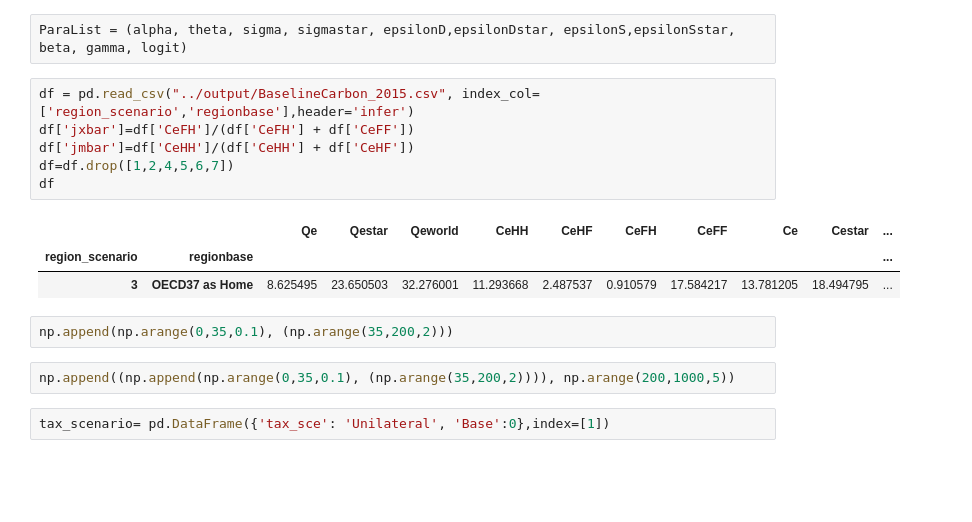
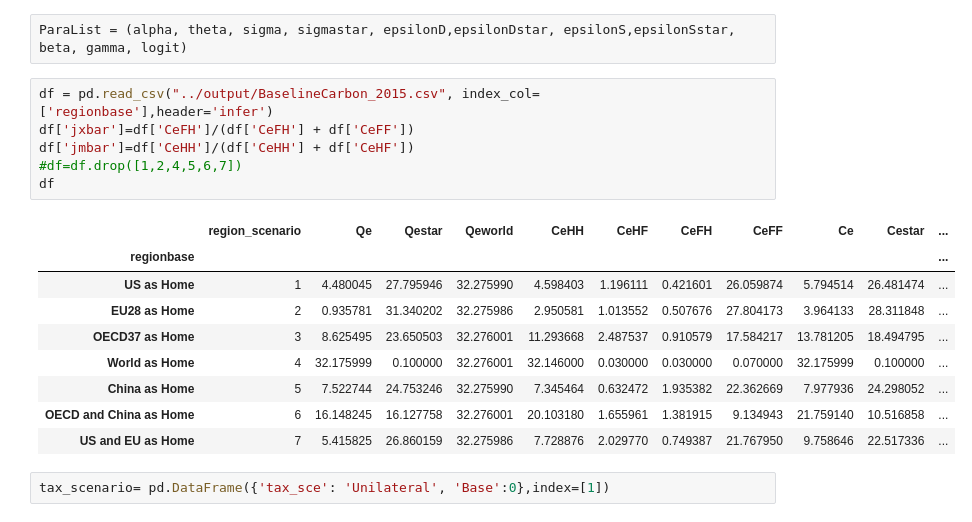
Before and after one commit to VoliCrank/Optimal-Unilateral-Carbon-Policy, a Jupyter notebook: Data/codes/sequential_full.ipynb, the cells around one changed output. Cells and saved outputs as stored; diff of their text form; blank space fills up the shorter version.

```diff
--- a/Data/codes/sequential_full.ipynb
+++ b/Data/codes/sequential_full.ipynb
@@ -28,19 +28,21 @@ epsilonSstar = 0.5;  #Foreign's energy supply elasticity: betastar/(1 - betastar
 # %%
 ParaList = (alpha, theta, sigma, sigmastar, epsilonD,epsilonDstar, epsilonS,epsilonSstar, beta, gamma, logit)
 # %%
-df = pd.read_csv("../output/BaselineCarbon_2015.csv", index_col=['region_scenario','regionbase'],header='infer')
+df = pd.read_csv("../output/BaselineCarbon_2015.csv", index_col=['regionbase'],header='infer')
 df['jxbar']=df['CeFH']/(df['CeFH'] + df['CeFF'])
 df['jmbar']=df['CeHH']/(df['CeHH'] + df['CeHF'])
-df=df.drop([1,2,4,5,6,7])
+#df=df.drop([1,2,4,5,6,7])
 df
 # %% [output]
-|  |  | Qe | Qestar | Qeworld | CeHH | CeHF | CeFH | CeFF | Ce | Cestar | ... |
-| region_scenario | regionbase |  |  |  |  |  |  |  |  |  | ... |
-| 3 | OECD37 as Home | 8.625495 | 23.650503 | 32.276001 | 11.293668 | 2.487537 | 0.910579 | 17.584217 | 13.781205 | 18.494795 | ... |
+|  | region_scenario | Qe | Qestar | Qeworld | CeHH | CeHF | CeFH | CeFF | Ce | Cestar | ... |
+| regionbase |  |  |  |  |  |  |  |  |  |  | ... |
+| US as Home | 1 | 4.480045 | 27.795946 | 32.275990 | 4.598403 | 1.196111 | 0.421601 | 26.059874 | 5.794514 | 26.481474 | ... |
+| EU28 as Home | 2 | 0.935781 | 31.340202 | 32.275986 | 2.950581 | 1.013552 | 0.507676 | 27.804173 | 3.964133 | 28.311848 | ... |
+| OECD37 as Home | 3 | 8.625495 | 23.650503 | 32.276001 | 11.293668 | 2.487537 | 0.910579 | 17.584217 | 13.781205 | 18.494795 | ... |
+| World as Home | 4 | 32.175999 | 0.100000 | 32.276001 | 32.146000 | 0.030000 | 0.030000 | 0.070000 | 32.175999 | 0.100000 | ... |
+| China as Home | 5 | 7.522744 | 24.753246 | 32.275990 | 7.345464 | 0.632472 | 1.935382 | 22.362669 | 7.977936 | 24.298052 | ... |
+| OECD and China as Home | 6 | 16.148245 | 16.127758 | 32.276001 | 20.103180 | 1.655961 | 1.381915 | 9.134943 | 21.759140 | 10.516858 | ... |
+| US and EU as Home | 7 | 5.415825 | 26.860159 | 32.275986 | 7.728876 | 2.029770 | 0.749387 | 21.767950 | 9.758646 | 22.517336 | ... |
-# %%
-np.append(np.arange(0,35,0.1), (np.arange(35,200,2)))
-# %%
-np.append((np.append(np.arange(0,35,0.1), (np.arange(35,200,2)))), np.arange(200,1000,5))
 # %%
 tax_scenario= pd.DataFrame({'tax_sce': 'Unilateral', 'Base':0},index=[1])
 # %%
```
Also changed, not shown: parts of 4 cells of this notebook, 5 other files.
